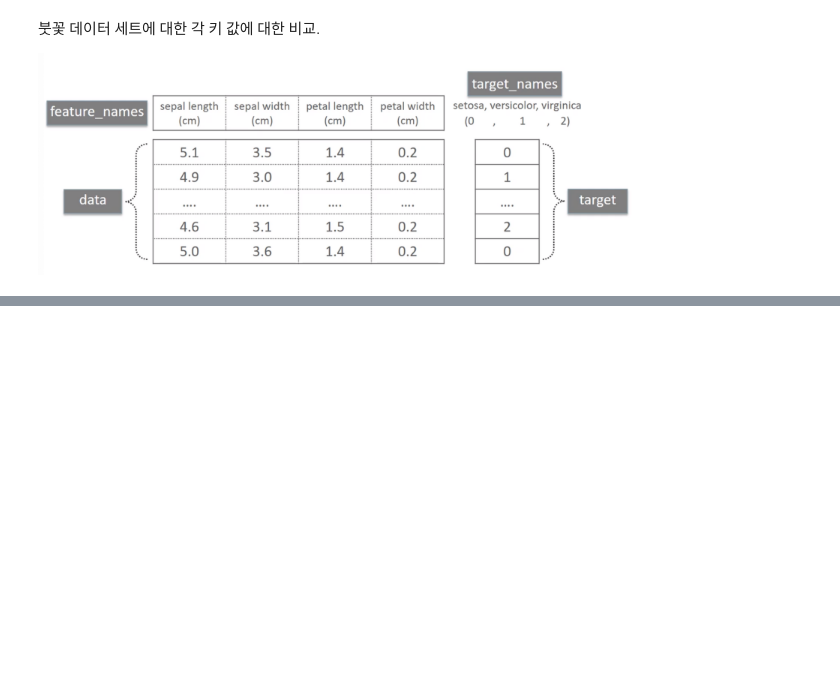
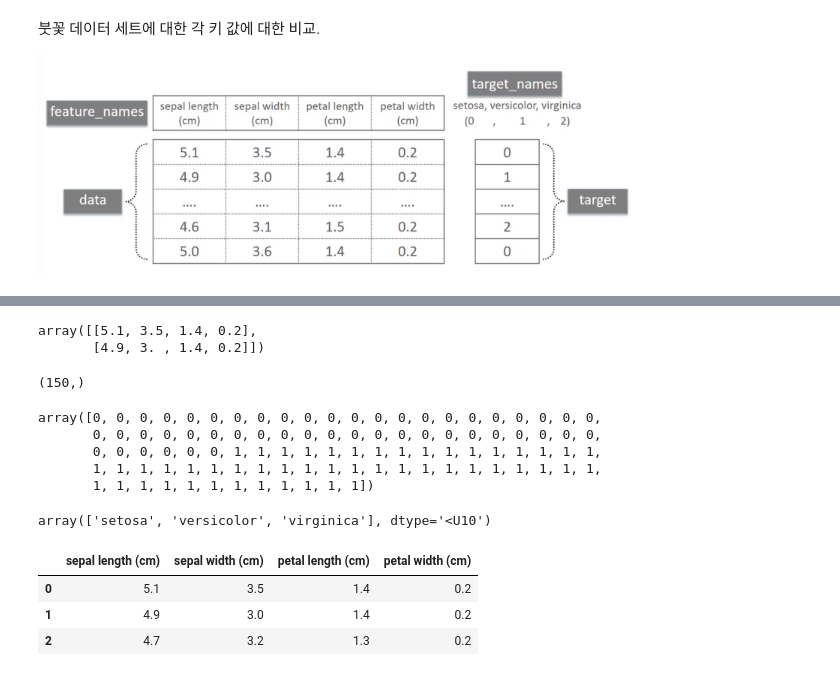
Before and after one commit to qkboo/lecture_ai, a Jupyter notebook: day5/sklearn-DecisionTree-copy.ipynb, the cells around one changed output, grey strips where cells are left out. Cells and saved outputs as stored; diff of their text form; code cells hidden in the pictures; blank space fills up the shorter version.

```diff
--- a/day5/sklearn-DecisionTree-copy.ipynb
+++ b/day5/sklearn-DecisionTree-copy.ipynb
@@ -123,0 +146,21 @@ Data label(붗꽃 품종)
+# %%
+iris_dataset.data[:2]
+# %% [output]
+array([[5.1, 3.5, 1.4, 0.2],
+       [4.9, 3. , 1.4, 0.2]])
+# %%
+iris_dataset.target.shape
+# %% [output]
+(150,)
+# %%
+iris_dataset.target[:100]
+# %% [output]
+array([0, 0, 0, 0, 0, 0, 0, 0, 0, 0, 0, 0, 0, 0, 0, 0, 0, 0, 0, 0, 0, 0,
+       0, 0, 0, 0, 0, 0, 0, 0, 0, 0, 0, 0, 0, 0, 0, 0, 0, 0, 0, 0, 0, 0,
+       0, 0, 0, 0, 0, 0, 1, 1, 1, 1, 1, 1, 1, 1, 1, 1, 1, 1, 1, 1, 1, 1,
+       1, 1, 1, 1, 1, 1, 1, 1, 1, 1, 1, 1, 1, 1, 1, 1, 1, 1, 1, 1, 1, 1,
+       1, 1, 1, 1, 1, 1, 1, 1, 1, 1, 1, 1])
+# %%
+iris_dataset.target_names
+# %% [output]
+array(['setosa', 'versicolor', 'virginica'], dtype='<U10')
@@ -123,0 +170,7 @@ Data label(붗꽃 품종)
+# %%
+df.head(3)
+# %% [output]
+|  | sepal length (cm) | sepal width (cm) | petal length (cm) | petal width (cm) |
+| 0 | 5.1 | 3.5 | 1.4 | 0.2 |
+| 1 | 4.9 | 3.0 | 1.4 | 0.2 |
+| 2 | 4.7 | 3.2 | 1.3 | 0.2 |
```
Also changed, not shown: parts of 36 cells of this notebook.
